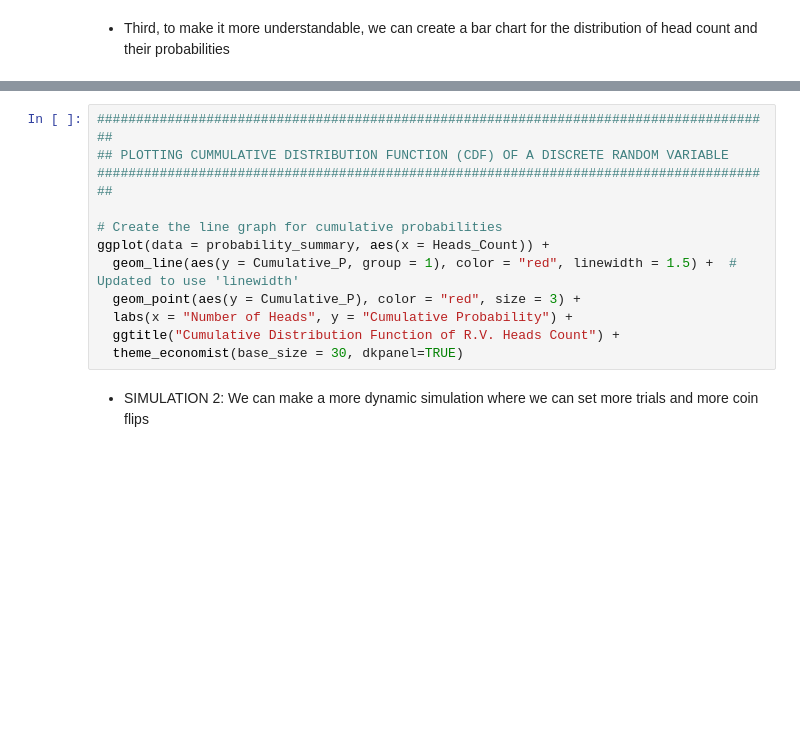
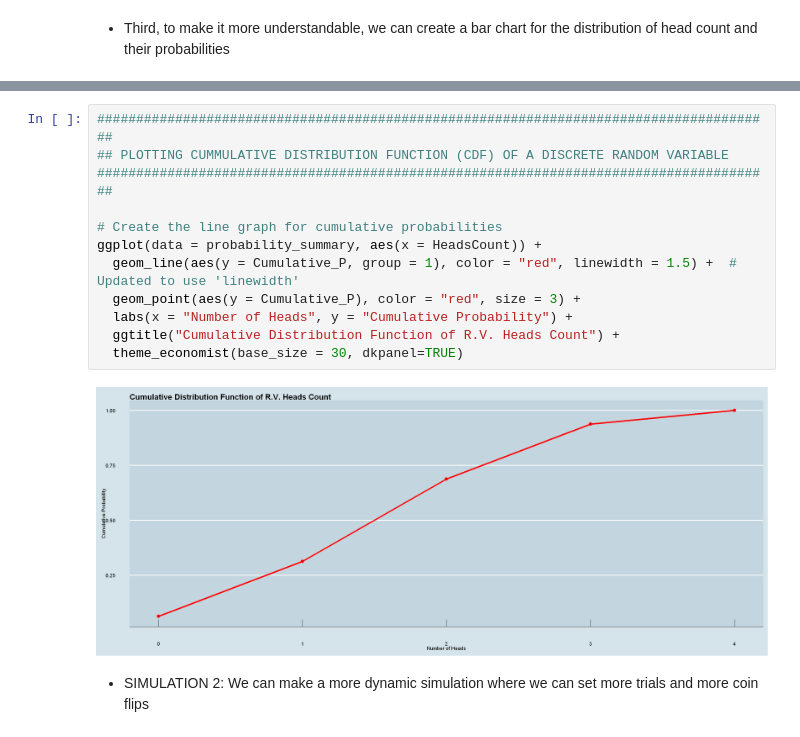
Before and after one commit to ansyaku/Statistika3_UGM_ipynb, a Jupyter notebook: Tugas Pertemuan 2 Statistika.ipynb, the cells around one changed output, grey strips where cells are left out. Cells and saved outputs as stored; diff of their text form; blank space fills up the shorter version.

```diff
--- a/Tugas Pertemuan 2 Statistika.ipynb
+++ b/Tugas Pertemuan 2 Statistika.ipynb
@@ -151,15 +180,17 @@ ggplot(data = probability_summary, aes(x = Heads_Count, y = Probability)) +
 # %%
 #######################################################################################
 ## PLOTTING CUMMULATIVE DISTRIBUTION FUNCTION (CDF) OF A DISCRETE RANDOM VARIABLE
 #######################################################################################
 
 # Create the line graph for cumulative probabilities
-ggplot(data = probability_summary, aes(x = Heads_Count)) +
+ggplot(data = probability_summary, aes(x = HeadsCount)) +
   geom_line(aes(y = Cumulative_P, group = 1), color = "red", linewidth = 1.5) +  # Updated to use 'linewidth'
   geom_point(aes(y = Cumulative_P), color = "red", size = 3) +
   labs(x = "Number of Heads", y = "Cumulative Probability") +
   ggtitle("Cumulative Distribution Function of R.V. Heads Count") +
   theme_economist(base_size = 30, dkpanel=TRUE)
+# %% [output]
+[figure, added]
 # %% [markdown]
 * SIMULATION 2: We can make a more dynamic simulation where we can set more trials and more coin flips
 # %%
```
Also changed, not shown: parts of 8 cells of this notebook.
